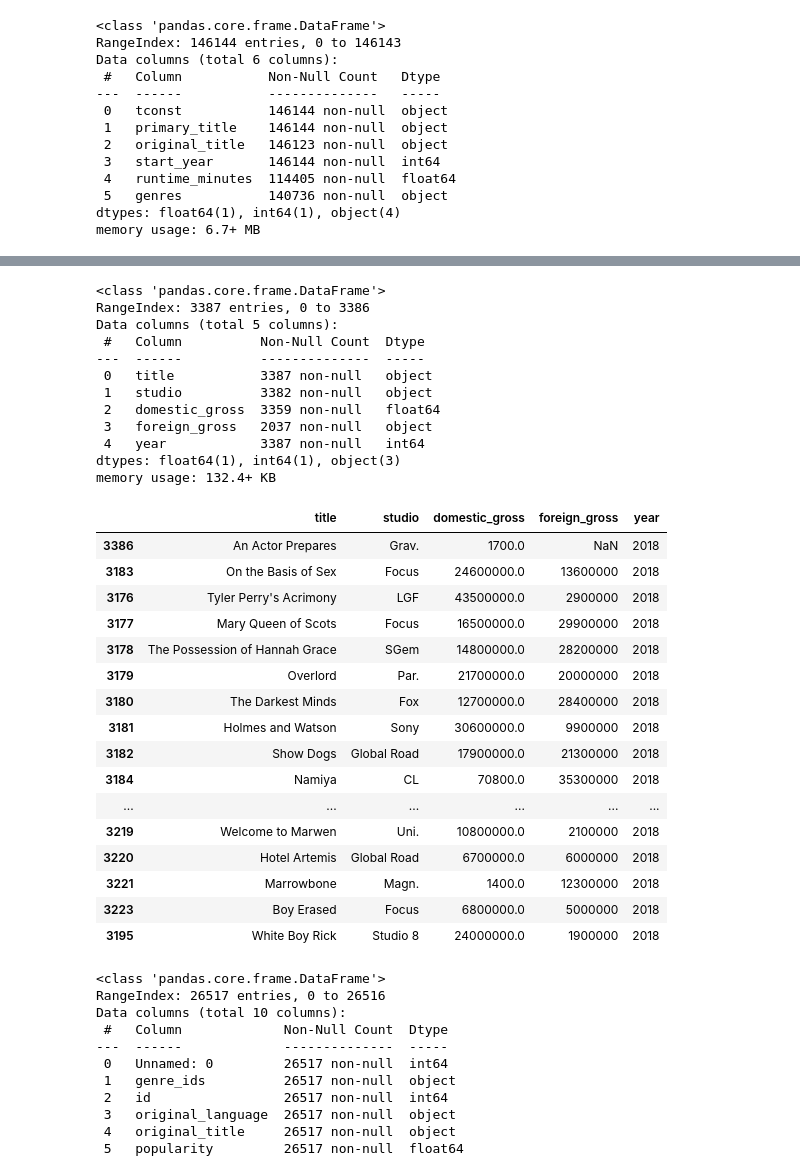
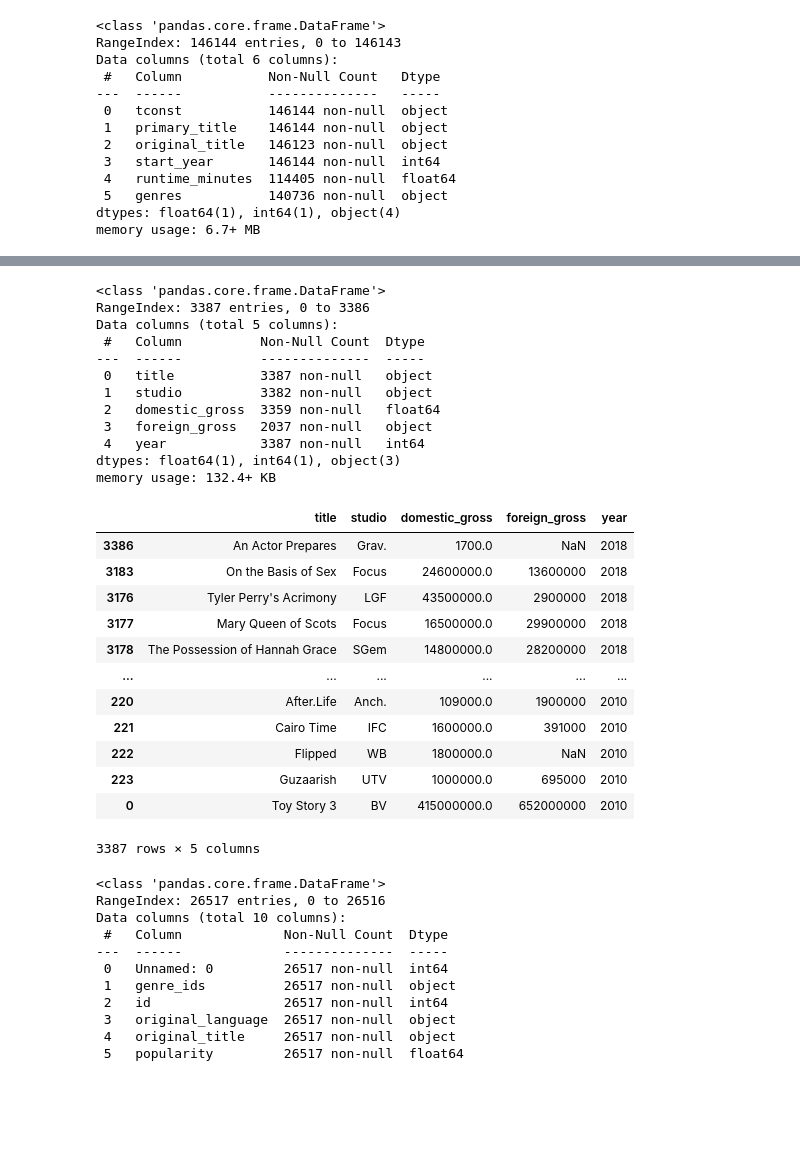
Before and after one commit to turtleduck18/phase-1-project, a Jupyter notebook: dsc-phase1-project-template-Copy1.ipynb, the cells around one changed output, grey strips where cells are left out. Drawn from its saved outputs; the diff is of its cells as text; code cells hidden in the pictures; blank space fills up the shorter version.

```diff
--- a/dsc-phase1-project-template-Copy1.ipynb
+++ b/dsc-phase1-project-template-Copy1.ipynb
@@ -119,39 +123,38 @@ imdb_ratings_joined
 146144 rows × 8 columns
-# %%
-bom_movie_gross.info()
-# %% [output]
-<class 'pandas.core.frame.DataFrame'>
-RangeIndex: 3387 entries, 0 to 3386
-Data columns (total 5 columns):
- #   Column          Non-Null Count  Dtype
----  ------          --------------  -----
- 0   title           3387 non-null   object
- 1   studio          3382 non-null   object
- 2   domestic_gross  3359 non-null   float64
- 3   foreign_gross   2037 non-null   object
- 4   year            3387 non-null   int64
-dtypes: float64(1), int64(1), object(3)
-memory usage: 132.4+ KB
+# %%
+bom_movie_gross.info()
+#box office mojo movie gross info
+# %% [output]
+<class 'pandas.core.frame.DataFrame'>
+RangeIndex: 3387 entries, 0 to 3386
+Data columns (total 5 columns):
+ #   Column          Non-Null Count  Dtype
+---  ------          --------------  -----
+ 0   title           3387 non-null   object
+ 1   studio          3382 non-null   object
+ 2   domestic_gross  3359 non-null   float64
+ 3   foreign_gross   2037 non-null   object
+ 4   year            3387 non-null   int64
+dtypes: float64(1), int64(1), object(3)
+memory usage: 132.4+ KB
 # %%
-bom_movie_gross.sort_values(by='year', ascending=False)[0:50]
+bom_movie_gross.sort_values(by='year', ascending=False)
+#last year is 2018
+#includes studio
 # %% [output]
 |  | title | studio | domestic_gross | foreign_gross | year |
 | 3386 | An Actor Prepares | Grav. | 1700.0 | NaN | 2018 |
 | 3183 | On the Basis of Sex | Focus | 24600000.0 | 13600000 | 2018 |
 | 3176 | Tyler Perry's Acrimony | LGF | 43500000.0 | 2900000 | 2018 |
 | 3177 | Mary Queen of Scots | Focus | 16500000.0 | 29900000 | 2018 |
 | 3178 | The Possession of Hannah Grace | SGem | 14800000.0 | 28200000 | 2018 |
-| 3179 | Overlord | Par. | 21700000.0 | 20000000 | 2018 |
-| 3180 | The Darkest Minds | Fox | 12700000.0 | 28400000 | 2018 |
-| 3181 | Holmes and Watson | Sony | 30600000.0 | 9900000 | 2018 |
-| 3182 | Show Dogs | Global Road | 17900000.0 | 21300000 | 2018 |
-| 3184 | Namiya | CL | 70800.0 | 35300000 | 2018 |
 | ... | ... | ... | ... | ... | ... |
-| 3219 | Welcome to Marwen | Uni. | 10800000.0 | 2100000 | 2018 |
-| 3220 | Hotel Artemis | Global Road | 6700000.0 | 6000000 | 2018 |
-| 3221 | Marrowbone | Magn. | 1400.0 | 12300000 | 2018 |
-| 3223 | Boy Erased | Focus | 6800000.0 | 5000000 | 2018 |
-| 3195 | White Boy Rick | Studio 8 | 24000000.0 | 1900000 | 2018 |
+| 220 | After.Life | Anch. | 109000.0 | 1900000 | 2010 |
+| 221 | Cairo Time | IFC | 1600000.0 | 391000 | 2010 |
+| 222 | Flipped | WB | 1800000.0 | NaN | 2010 |
+| 223 | Guzaarish | UTV | 1000000.0 | 695000 | 2010 |
+| 0 | Toy Story 3 | BV | 415000000.0 | 652000000 | 2010 |
+3387 rows × 5 columns
 # %%
 tm_movies.info()
 tm_movies.sort_values(by='release_date')
```
Also changed, not shown: parts of 17 cells of this notebook.
